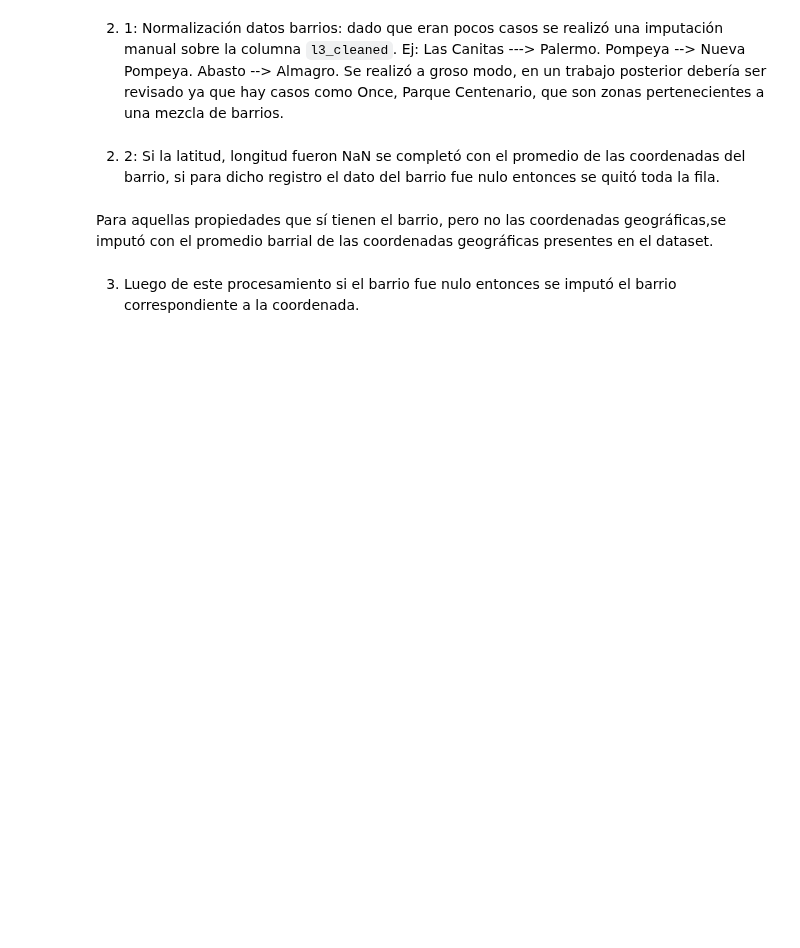
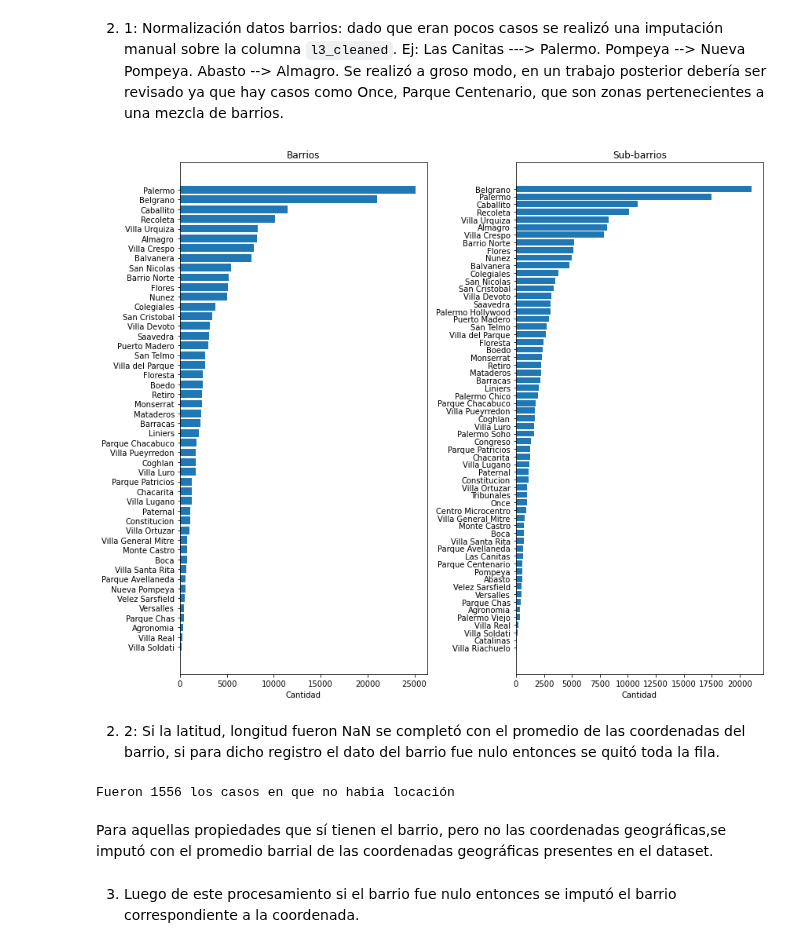
Before and after one commit to Ignacio-Ibarra/tpAA, a Jupyter notebook: Pre-processing.ipynb, the cells around one changed output. Drawn from its saved outputs; the diff is of its cells as text; code cells hidden in the pictures; blank space fills up the shorter version.

```diff
--- a/Pre-processing.ipynb
+++ b/Pre-processing.ipynb
@@ -59,7 +63,7 @@ dfi.export(tabla, "img/tabla1.png")
 Se eliminan los registros con currency = ARS y se dropea esa columna por carecer de valor predictivo
 # %%
 raw_df = raw_df[raw_df['currency']== "USD"]
-raw_df.drop('currency', axis=1, inplace=True)
+raw_df.drop(columns='currency', axis=1, inplace=True)
 # %% [markdown]
 El dataset posee 8 registros de tipo de propiedad "Casa de campo". Se considera que con un número tan bajo de registros no será posible realizar predicciones de calidad para ese tipo de propiedad, por lo que se eliminan los registros del dataset.
 # %%
@@ -181,40 +238,44 @@ normalizador = {
 data['l3_norm'] = data.l3_cleaned.apply(lambda x: normalizador[x] if x in normalizador else x)
 data['l4_nuevo'] = np.where(data.l4.isna()==False, data.l4,
                             np.where(data.l3_cleaned != data.l3_norm, data.l3_cleaned, data.l3_norm)
-                           ) #bieeeen Lucassss
+                           )
 
 
 gr1 = data.groupby("l3_norm")['id'].count().sort_values(ascending=False)
 
 gr2 = data.groupby("l4_nuevo")['id'].count().sort_values(ascending=False)
 
 fig, axs = plt.subplots(figsize = (12,10) , ncols=2)
 
 
 barrios = gr1.index
 cantidad1 = gr1.values
 
 sub_barrios = gr2.index
 cantidad2 = gr2.values
 
 axs[0].barh(barrios, cantidad1, align='center')
 axs[0].invert_yaxis()  # labels read top-to-bottom
 axs[0].set_xlabel('Cantidad')
 axs[0].set_title('Barrios')
 
 axs[1].barh(sub_barrios, cantidad2, align='center')
 axs[1].invert_yaxis()  # labels read top-to-bottom
 axs[1].set_xlabel('Cantidad')
 axs[1].set_title('Sub-barrios')
 
 plt.tight_layout()
 plt.show()
+# %% [output]
+[figure, added]
 # %% [markdown]
 2. 2: Si la latitud, longitud fueron NaN se completó con el promedio de las coordenadas del barrio, si para dicho registro el dato del barrio fue nulo entonces se quitó toda la fila.
 # %%
 no_location = (data['lat'].isna()) & data['lon'].isna() & (data['l3_norm'].isna())
 print(f"Fueron {no_location.sum()} los casos en que no habia locación")
 data = data[~no_location].reset_index(drop=True)
+# %% [output]
+Fueron 1556 los casos en que no habia locación
 # %% [markdown]
 Para aquellas propiedades que sí tienen el barrio, pero no las coordenadas geográficas,se imputó con el promedio barrial de las coordenadas geográficas presentes en el dataset.
 # %%
```
Also changed, not shown: parts of 58 cells of this notebook, 2 other files.
